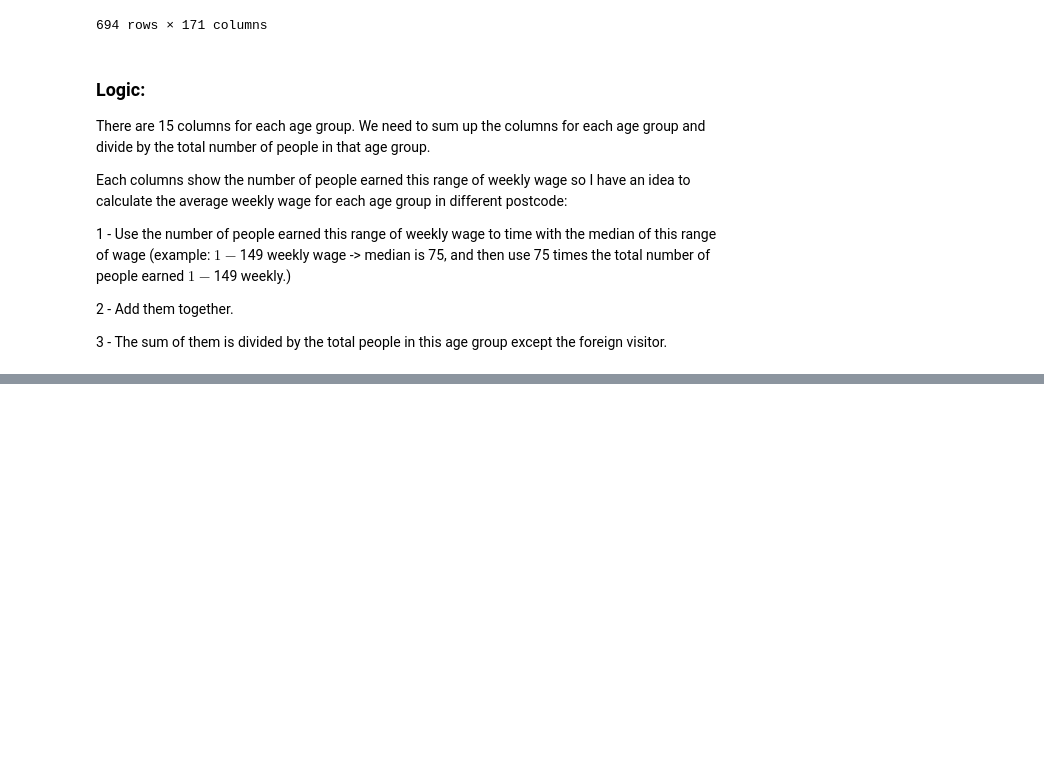
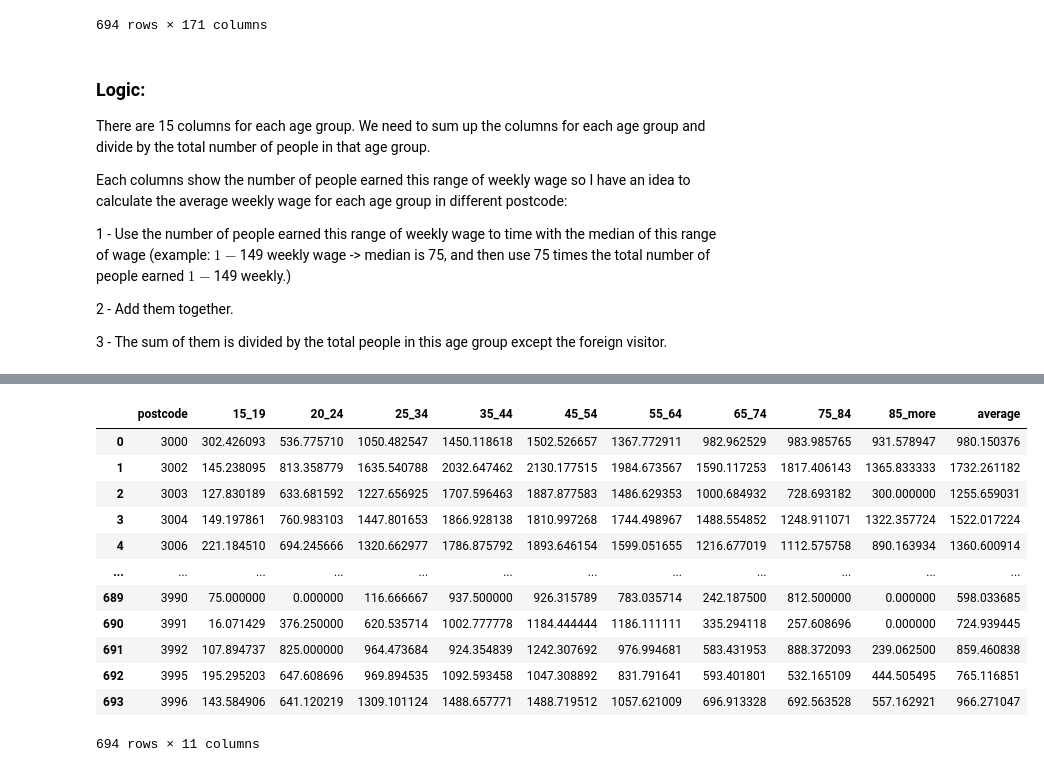
Before and after one commit to MAST30034-Applied-Data-Science/generic-real-estate-consulting-project-group-55, a Jupyter notebook: notebooks/affluence.ipynb, the cells around one changed output, grey strips where cells are left out. Saved outputs shown, nothing was run; the diff lists cells and outputs as text; code cells hidden in the pictures; blank space fills up the shorter version.

Commit message:
finish calculating the average weekly wage in vic

```diff
--- a/notebooks/affluence.ipynb
+++ b/notebooks/affluence.ipynb
@@ -110,0 +147,57 @@ df["25_34"] = (df["1_149_25_34"]*75 + df["150_299_25_34"]*225 + df["300_399_25_3
+# %%
+# 55-64 years old
+df["55_64"] = (df["1_149_55_64"]*75 + df["150_299_55_64"]*225 + df["300_399_55_64"]*350 +
+               df["400_499_55_64"]*450 + df["500_649_55_64"]*575 + df["650_799_55_64"]*725 +
+               df["800_999_55_64"]*900 + df["1000_1249_55_64"]*1125 + df["1250_1499_55_64"]*1375 +
+               df["1500_1749_55_64"]*1625 + df["1750_1999_55_64"]*1875 + df["2000_2999_55_64"]*2500 +
+               df["3000_3499_55_64"]*3250 + df["3500_more_55_64"]*3750) / (df["Tot_55_64"] - df["PI_NS_55_64"])
+# 65-74 years old
+df["65_74"] = (df["1_149_65_74"]*75 + df["150_299_65_74"]*225 + df["300_399_65_74"]*350 +
+               df["400_499_65_74"]*450 + df["500_649_65_74"]*575 + df["650_799_65_74"]*725 +
+               df["800_999_65_74"]*900 + df["1000_1249_65_74"]*1125 + df["1250_1499_65_74"]*1375 +
+               df["1500_1749_65_74"]*1625 + df["1750_1999_65_74"]*1875 + df["2000_2999_65_74"]*2500 +
+               df["3000_3499_65_74"]*3250 + df["3500_more_65_74"]*3750) / (df["Tot_65_74"] - df["PI_NS_65_74"])
+# 75-84 years old
+df["75_84"] = (df["1_149_75_84"]*75 + df["150_299_75_84"]*225 + df["300_399_75_84"]*350 +
+               df["400_499_75_84"]*450 + df["500_649_75_84"]*575 + df["650_799_75_84"]*725 +
+               df["800_999_75_84"]*900 + df["1000_1249_75_84"]*1125 + df["1250_1499_75_84"]*1375 +
+               df["1500_1749_75_84"]*1625 + df["1750_1999_75_84"]*1875 + df["2000_2999_75_84"]*2500 +
+               df["3000_3499_75_84"]*3250 + df["3500_more_75_84"]*3750) / (df["Tot_75_84"] - df["PI_NS_75_84"])
+# 85 years old and over
+df["85_more"] = (df["1_149_85ov"]*75 + df["150_299_85ov"]*225 + df["300_399_85ov"]*350 +
+                 df["400_499_85ov"]*450 + df["500_649_85ov"]*575 + df["650_799_85ov"]*725 +
+                 df["800_999_85ov"]*900 + df["1000_1249_85ov"]*1125 + df["1250_1499_85ov"]*1375 +
+                 df["1500_1749_85ov"]*1625 + df["1750_1999_85ov"]*1875 + df["2000_2999_85ov"]*2500 +
+                 df["3000_3499_85ov"]*3250 + df["3500_more_85ov"]*3750) / (df["Tot_85ov"] - df["PI_NS_85_ovr"])
+# %%
+# Data Cleaning
+
+# change NAN to 0
+df = df.fillna(0)
+# %%
+# calculate the total income in each postcode
+df["average"] = (df["15_19"] * df["Tot_15_19"] + df["20_24"] * df["Tot_20_24"] +
+                      df["25_34"] * df["Tot_25_34"] + df["35_44"] * df["Tot_35_44"] +
+                      df["45_54"] * df["Tot_45_54"] + df["55_64"] * df["Tot_55_64"] +
+                      df["65_74"] * df["Tot_65_74"] + df["75_84"] * df["Tot_75_84"] +
+                      df["85_more"] * df["Tot_85ov"]) / df["Tot_Tot"]
+# %%
+# select the columns we want to keep
+new_df = df[["postcode", "15_19", "20_24", "25_34", "35_44", "45_54", "55_64", "65_74", "75_84", "85_more", "average"]].copy()
+# %%
+# check
+new_df
+# %% [output]
+|  | postcode | 15_19 | 20_24 | 25_34 | 35_44 | 45_54 | 55_64 | 65_74 | 75_84 | 85_more | average |
+| 0 | 3000 | 302.426093 | 536.775710 | 1050.482547 | 1450.118618 | 1502.526657 | 1367.772911 | 982.962529 | 983.985765 | 931.578947 | 980.150376 |
+| 1 | 3002 | 145.238095 | 813.358779 | 1635.540788 | 2032.647462 | 2130.177515 | 1984.673567 | 1590.117253 | 1817.406143 | 1365.833333 | 1732.261182 |
+| 2 | 3003 | 127.830189 | 633.681592 | 1227.656925 | 1707.596463 | 1887.877583 | 1486.629353 | 1000.684932 | 728.693182 | 300.000000 | 1255.659031 |
+| 3 | 3004 | 149.197861 | 760.983103 | 1447.801653 | 1866.928138 | 1810.997268 | 1744.498967 | 1488.554852 | 1248.911071 | 1322.357724 | 1522.017224 |
+| 4 | 3006 | 221.184510 | 694.245666 | 1320.662977 | 1786.875792 | 1893.646154 | 1599.051655 | 1216.677019 | 1112.575758 | 890.163934 | 1360.600914 |
+| ... | ... | ... | ... | ... | ... | ... | ... | ... | ... | ... | ... |
+| 689 | 3990 | 75.000000 | 0.000000 | 116.666667 | 937.500000 | 926.315789 | 783.035714 | 242.187500 | 812.500000 | 0.000000 | 598.033685 |
+| 690 | 3991 | 16.071429 | 376.250000 | 620.535714 | 1002.777778 | 1184.444444 | 1186.111111 | 335.294118 | 257.608696 | 0.000000 | 724.939445 |
+| 691 | 3992 | 107.894737 | 825.000000 | 964.473684 | 924.354839 | 1242.307692 | 976.994681 | 583.431953 | 888.372093 | 239.062500 | 859.460838 |
+| 692 | 3995 | 195.295203 | 647.608696 | 969.894535 | 1092.593458 | 1047.308892 | 831.791641 | 593.401801 | 532.165109 | 444.505495 | 765.116851 |
+| 693 | 3996 | 143.584906 | 641.120219 | 1309.101124 | 1488.657771 | 1488.719512 | 1057.621009 | 696.913328 | 692.563528 | 557.162921 | 966.271047 |
+694 rows × 11 columns
```
Also changed, not shown: parts of 7 cells of this notebook.
